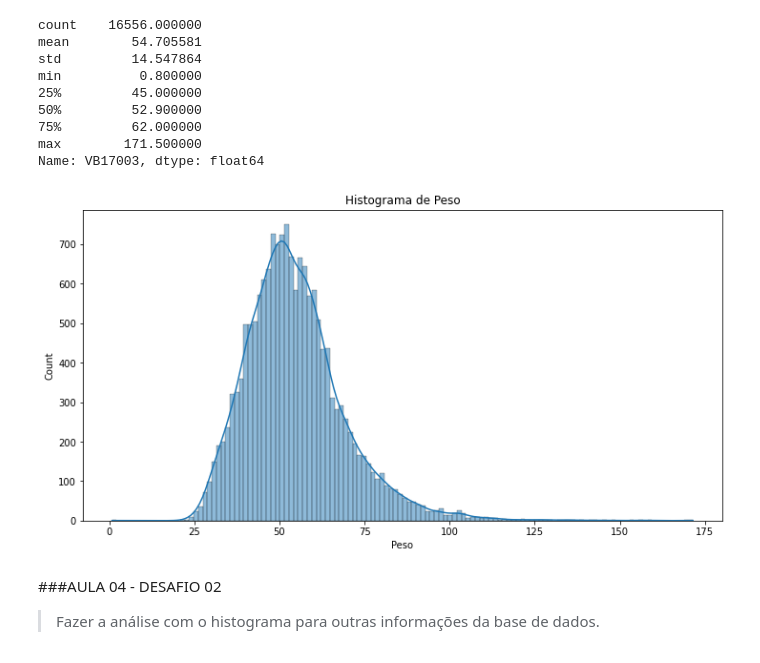
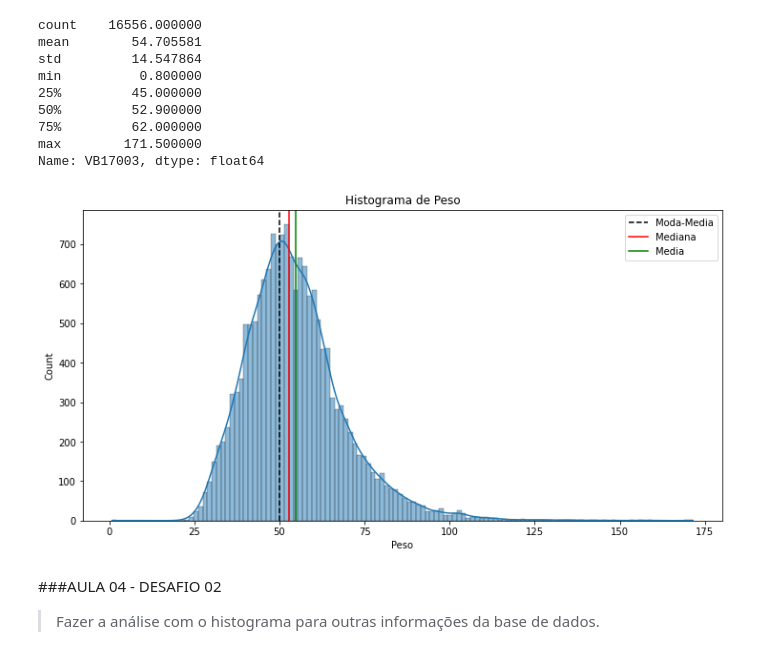
Before and after one commit to MatheusOrange211/Bootcamp-Alura, a Jupyter notebook: Bootcamp_Alura_Data_Science_IBGE.ipynb, the cells around one changed output. Cells and saved outputs as stored; diff of their text form; code cells hidden in the pictures.

```diff
--- a/Bootcamp_Alura_Data_Science_IBGE.ipynb
+++ b/Bootcamp_Alura_Data_Science_IBGE.ipynb
@@ -978,14 +978,21 @@ min          0.800000
 75%         62.000000
 max        171.500000
 Name: VB17003, dtype: float64
+# %%
+moda_peso = dados['VB17003'].mode()
+mediana_peso = dados['VB17003'].median()
 # %%
 ax1= sns.histplot(data = dados, x="VB17003",kde=True)
+ax1.axvline(moda_peso.mean(),color='Black',linestyle='--',label='Moda-Media')
+ax1.axvline(mediana_peso,color='red',linestyle='-',label='Mediana')
+ax1.axvline(dados['VB17003'].mean(),color='green',linestyle='-',label='Media')
+ax1.legend()
 ax1.figure.set_size_inches(12,6)
 ax1.set_xlabel("Peso")
 ax1.set_title("Histograma de Peso")
 ax1;
 # %% [output]
-[figure, old version]
+[figure, new version]
 # %% [markdown]
 ###AULA 04 - DESAFIO 02
 > Fazer a análise com o histograma para outras informações da base de dados.
```
Also changed, not shown: parts of 51 cells of this notebook.
